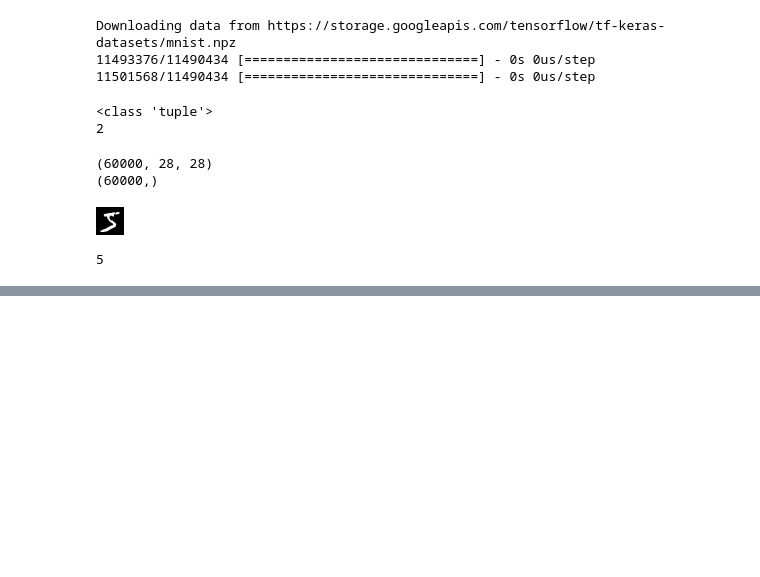
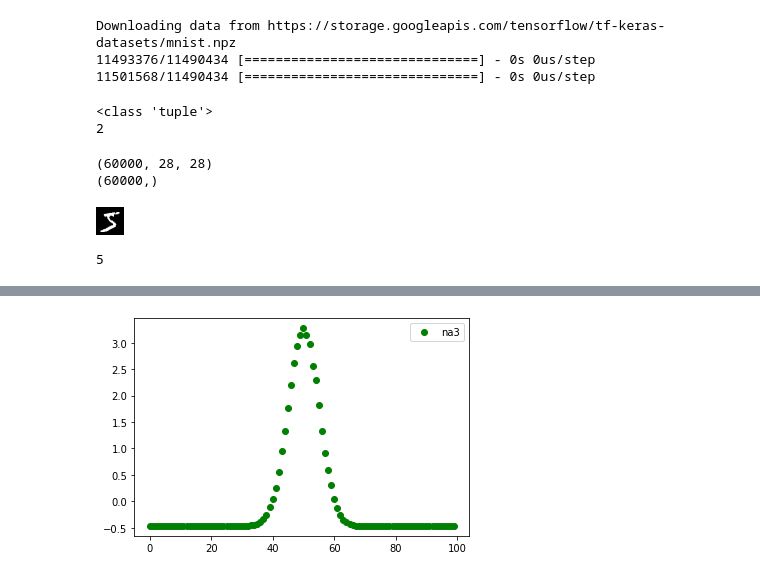
Before and after one commit to serinss/seSAC_Python_Class, a Jupyter notebook: 통계분석시각화_Numpy_활용하는_곳.ipynb, the cells around one changed output, grey strips where cells are left out. Saved outputs shown, nothing was run; the diff lists cells and outputs as text; code cells hidden in the pictures; blank space fills up the shorter version.

```diff
--- a/통계분석시각화_Numpy_활용하는_곳.ipynb
+++ b/통계분석시각화_Numpy_활용하는_곳.ipynb
@@ -117,0 +240,6 @@ print(label)
+# %%
+plt.plot(na3,'go',label='na3') #정규화된 분포 (평균=0, 분산=1)
+plt.legend()
+plt.show()
+# %% [output]
+[figure, added]
```
Also changed, not shown: parts of 18 cells of this notebook.
